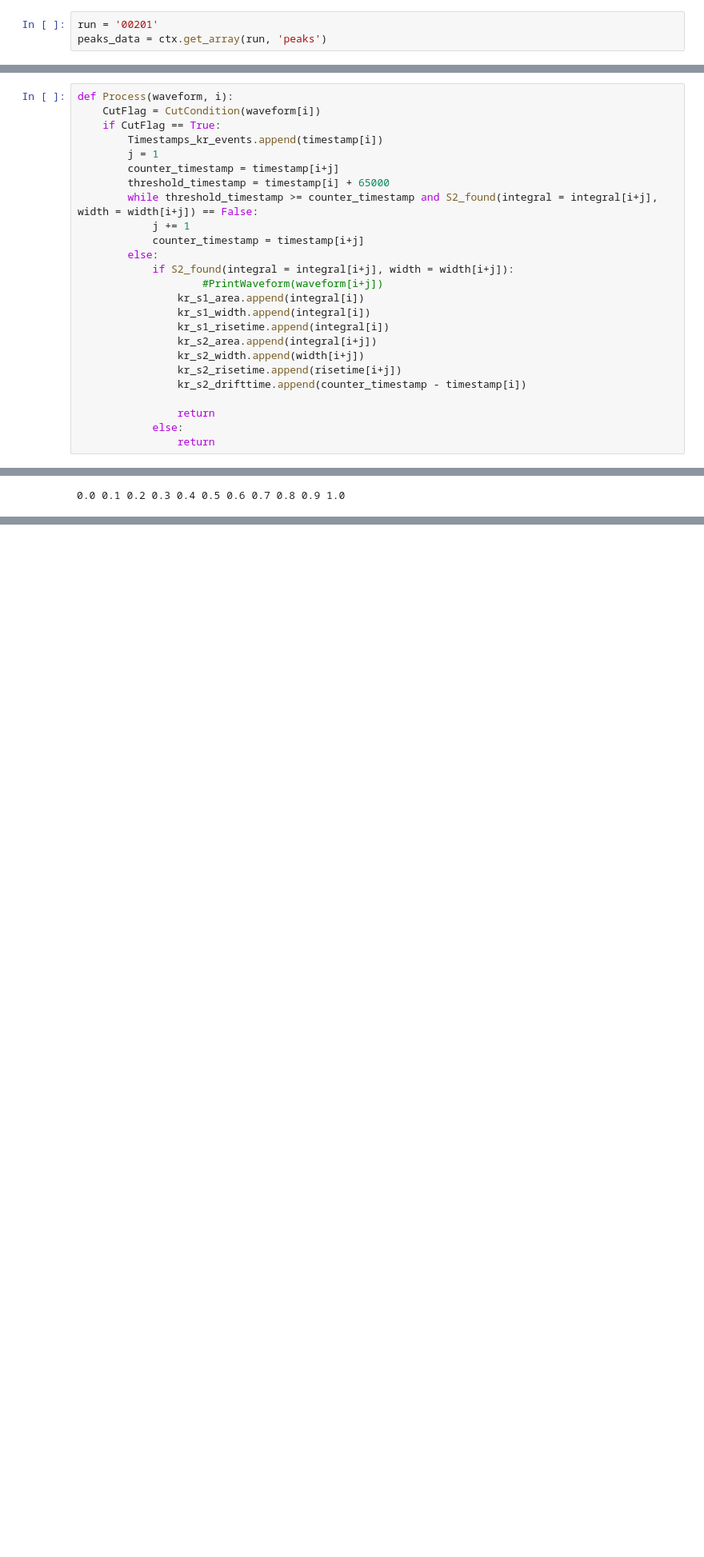
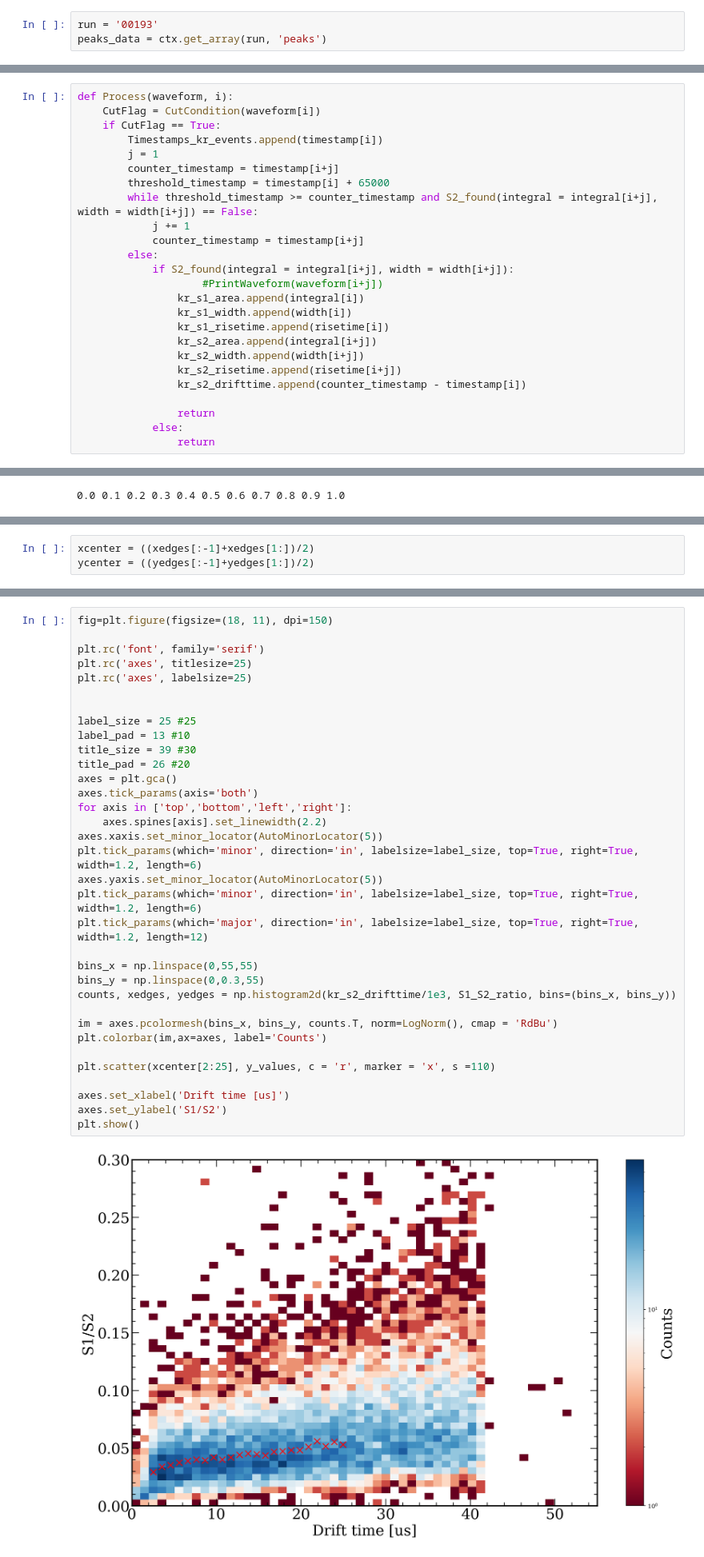
Before and after one commit to AG-Schumann/xebra_scripts, a Jupyter notebook: strax_analysis/S1_S2_as_a_function_of_drift_time.ipynb, the cells around one changed output, grey strips where cells are left out. Shown at 80% size. Drawn from its saved outputs; the diff is of its cells as text; blank space fills up the shorter version.

```diff
--- a/strax_analysis/S1_S2_as_a_function_of_drift_time.ipynb
+++ b/strax_analysis/S1_S2_as_a_function_of_drift_time.ipynb
@@ -17,7 +17,7 @@ import pandas as pd
 # %%
 ctx = straxbra.XebraContext()
 # %%
-run = '00201'
+run = '00193'
 peaks_data = ctx.get_array(run, 'peaks')
 # %%
 waveform = peaks_data['data']
@@ -60,8 +60,8 @@ def Process(waveform, i):
             if S2_found(integral = integral[i+j], width = width[i+j]):
                     #PrintWaveform(waveform[i+j])
                 kr_s1_area.append(integral[i])
-                kr_s1_width.append(integral[i])
-                kr_s1_risetime.append(integral[i])
+                kr_s1_width.append(width[i])
+                kr_s1_risetime.append(risetime[i])
                 kr_s2_area.append(integral[i+j])
                 kr_s2_width.append(width[i+j])
                 kr_s2_risetime.append(risetime[i+j])
@@ -164,0 +145,3 @@ plt.show()
+# %%
+xcenter = ((xedges[:-1]+xedges[1:])/2)
+ycenter = ((yedges[:-1]+yedges[1:])/2)
@@ -164,0 +297,36 @@ plt.show()
+# %%
+fig=plt.figure(figsize=(18, 11), dpi=150)
+
+plt.rc('font', family='serif')
+plt.rc('axes', titlesize=25)
+plt.rc('axes', labelsize=25)
+
+
+label_size = 25 #25
+label_pad = 13 #10
+title_size = 39 #30
+title_pad = 26 #20
+axes = plt.gca()
+axes.tick_params(axis='both')
+for axis in ['top','bottom','left','right']:
+    axes.spines[axis].set_linewidth(2.2)
+axes.xaxis.set_minor_locator(AutoMinorLocator(5))
+plt.tick_params(which='minor', direction='in', labelsize=label_size, top=True, right=True, width=1.2, length=6)
+axes.yaxis.set_minor_locator(AutoMinorLocator(5))
+plt.tick_params(which='minor', direction='in', labelsize=label_size, top=True, right=True, width=1.2, length=6)
+plt.tick_params(which='major', direction='in', labelsize=label_size, top=True, right=True, width=1.2, length=12)
+
+bins_x = np.linspace(0,55,55)
+bins_y = np.linspace(0,0.3,55)
+counts, xedges, yedges = np.histogram2d(kr_s2_drifttime/1e3, S1_S2_ratio, bins=(bins_x, bins_y))
+
+im = axes.pcolormesh(bins_x, bins_y, counts.T, norm=LogNorm(), cmap = 'RdBu')
+plt.colorbar(im,ax=axes, label='Counts')
+
+plt.scatter(xcenter[2:25], y_values, c = 'r', marker = 'x', s =110)
+
+axes.set_xlabel('Drift time [us]')
+axes.set_ylabel('S1/S2')
+plt.show()
+# %% [output]
+[figure, added]
```
Also changed, not shown: parts of 7 cells of this notebook, 6 other files.
